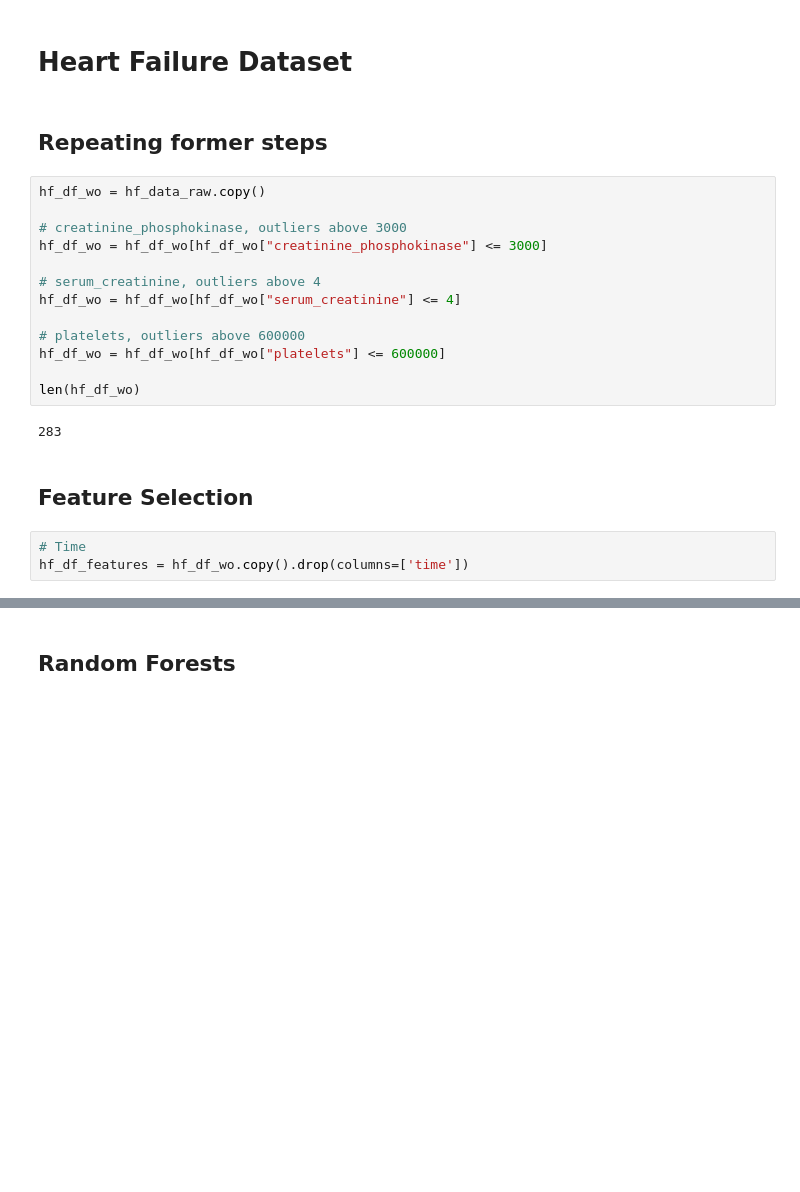
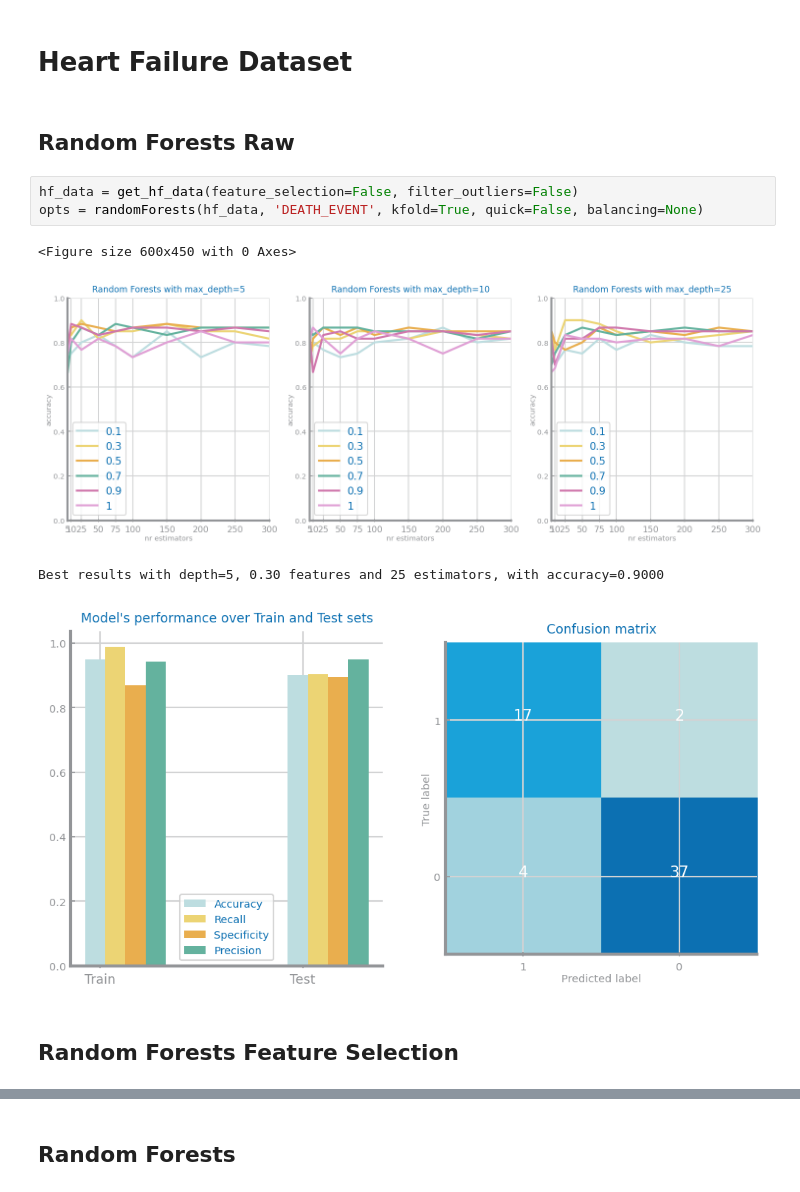
Before and after one commit to joaocmd/CD-Project, a Jupyter notebook: proj-1_lab5.ipynb, the cells around one changed output, grey strips where cells are left out. Saved outputs shown, nothing was run; the diff lists cells and outputs as text; blank space fills up the shorter version.

Commit message:
Random forests

```diff
--- a/proj-1_lab5.ipynb
+++ b/proj-1_lab5.ipynb
@@ -68,24 +18,14 @@ def KFold(X, y, nfolds):
 # %% [markdown]
 # Heart Failure Dataset
-# %% [markdown]
-## Repeating former steps
-# %%
-hf_df_wo = hf_data_raw.copy()
-
-# creatinine_phosphokinase, outliers above 3000
-hf_df_wo = hf_df_wo[hf_df_wo["creatinine_phosphokinase"] <= 3000]
-
-# serum_creatinine, outliers above 4
-hf_df_wo = hf_df_wo[hf_df_wo["serum_creatinine"] <= 4]
-
-# platelets, outliers above 600000
-hf_df_wo = hf_df_wo[hf_df_wo["platelets"] <= 600000]
-
-len(hf_df_wo)
-# %% [output]
-283
+# %% [markdown]
+## Random Forests Raw
+# %%
+hf_data = get_hf_data(feature_selection=False, filter_outliers=False)
+opts = randomForests(hf_data, 'DEATH_EVENT', kfold=True, quick=False, balancing=None)
+# %% [output]
+<Figure size 600x450 with 0 Axes>
+[figure, added]
+Best results with depth=5, 0.30 features and 25 estimators, with accuracy=0.9000
+[figure, added]
 # %% [markdown]
-## Feature Selection
+## Random Forests Feature Selection
-# %%
-# Time
-hf_df_features = hf_df_wo.copy().drop(columns=['time'])
```
Also changed, not shown: parts of 25 cells of this notebook.
